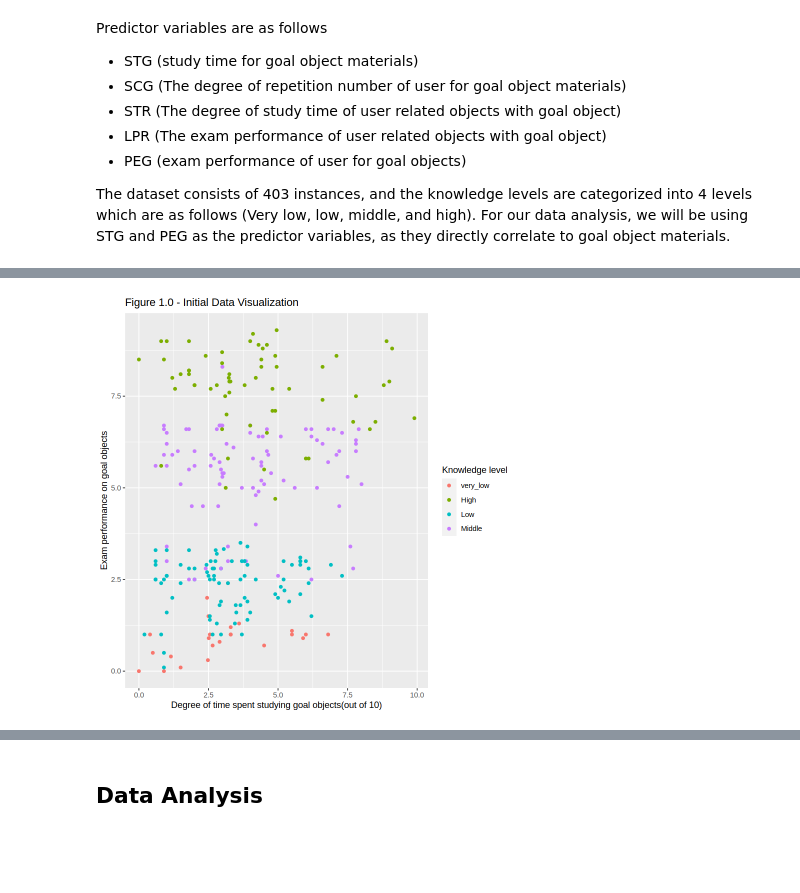
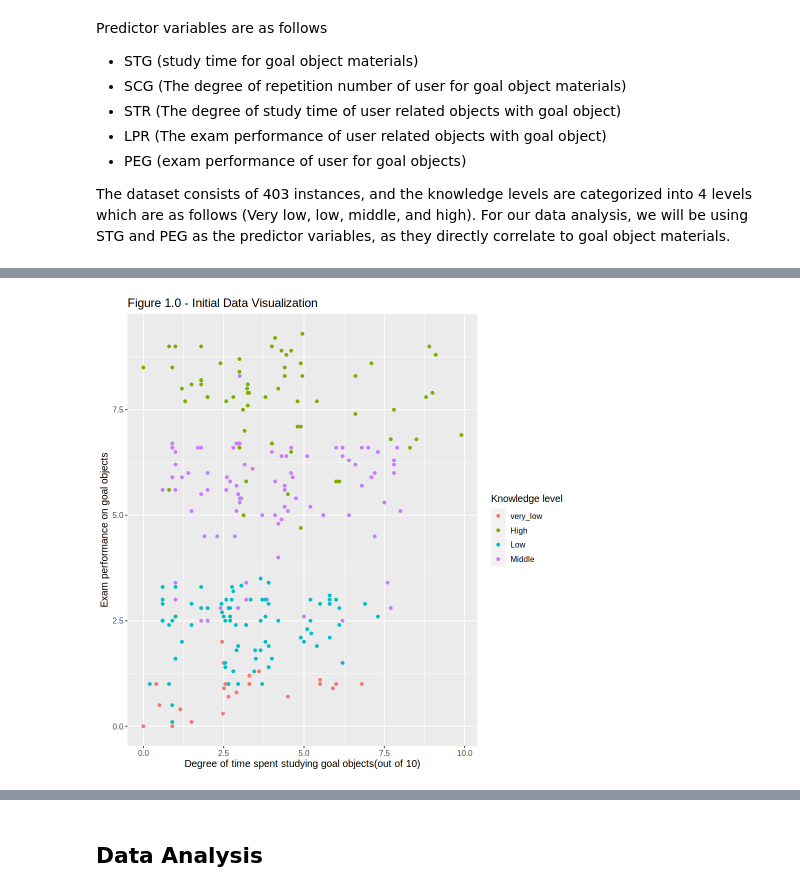
Before and after one commit to naomi-ng/DSCI100group_project, a Jupyter notebook: group_proposal.ipynb, the cells around one changed output, grey strips where cells are left out. Drawn from its saved outputs; the diff is of its cells as text; code cells hidden in the pictures; blank space fills up the shorter version.

```diff
--- a/group_proposal.ipynb
+++ b/group_proposal.ipynb
@@ -92,13 +92,3 @@ A tibble: 1 × 5
 | study_time_goal | repetition_goal | study_related | exam_performance_related | exam_performance_goal |
 | <dbl> | <dbl> | <dbl> | <dbl> | <dbl> |
 | 3.711473 | 3.556744 | 4.680039 | 4.327132 | 4.585388 |
-# %%
-ux_plot <- ggplot(tidy_ux_data, aes(x = study_time_goal, y = exam_performance_goal, color = knowledge)) +
-    geom_point() +
-    labs(x = "Degree of time spent studying goal objects(out of 10)",
-        y = "Exam performance on goal objects",
-        color = "Knowledge level") +
-    ggtitle("Figure 1.0 - Initial Data Visualization")
-ux_plot
-# %% [output]
-[figure, removed]
@@ -107,0 +95,12 @@ ux_plot
+# %%
+options(repr.plot.width = 8, repr.plot.height = 8)
+ux_plot <- ggplot(tidy_ux_data, aes(x = study_time_goal, y = exam_performance_goal, color = knowledge)) +
+    geom_point() +
+    labs(x = "Degree of time spent studying goal objects(out of 10)",
+        y = "Exam performance on goal objects",
+        color = "Knowledge level") +
+    ggtitle("Figure 1.0 - Initial Data Visualization")+
+    theme(text = element_text(size = 12))
+ux_plot
+# %% [output]
+[figure, added]
```
Also changed, not shown: parts of 15 cells of this notebook.
